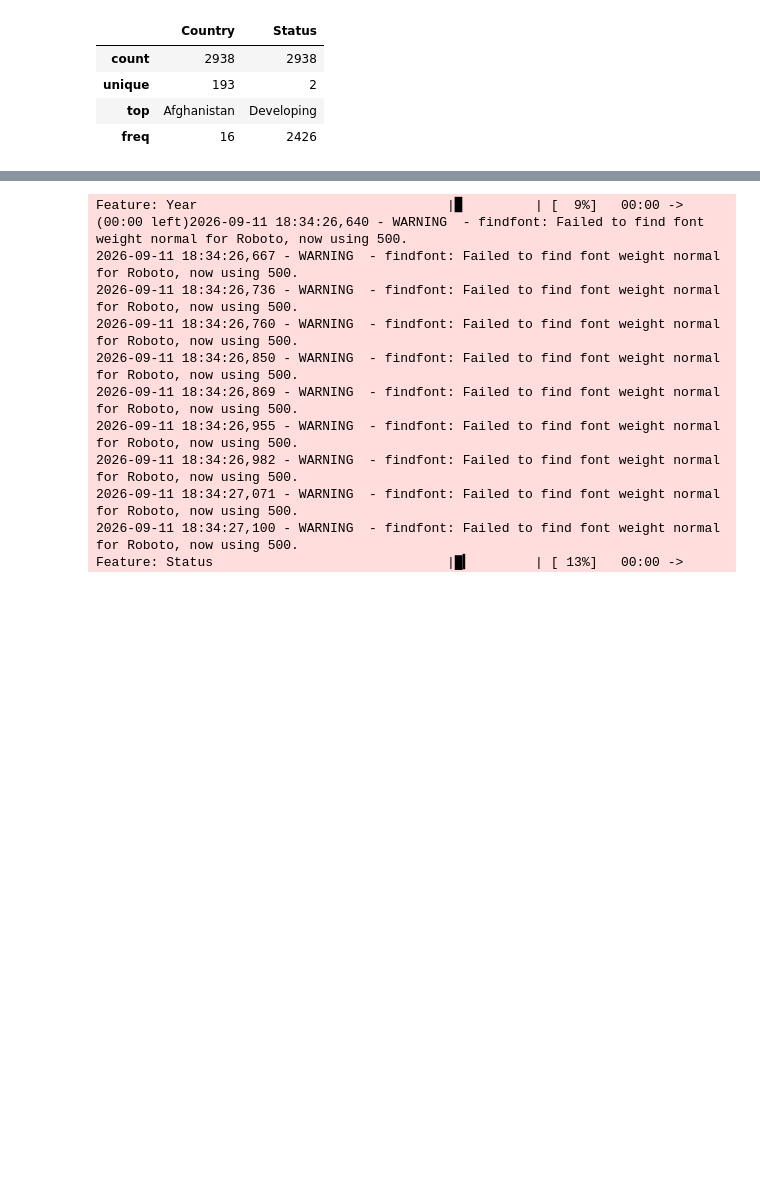
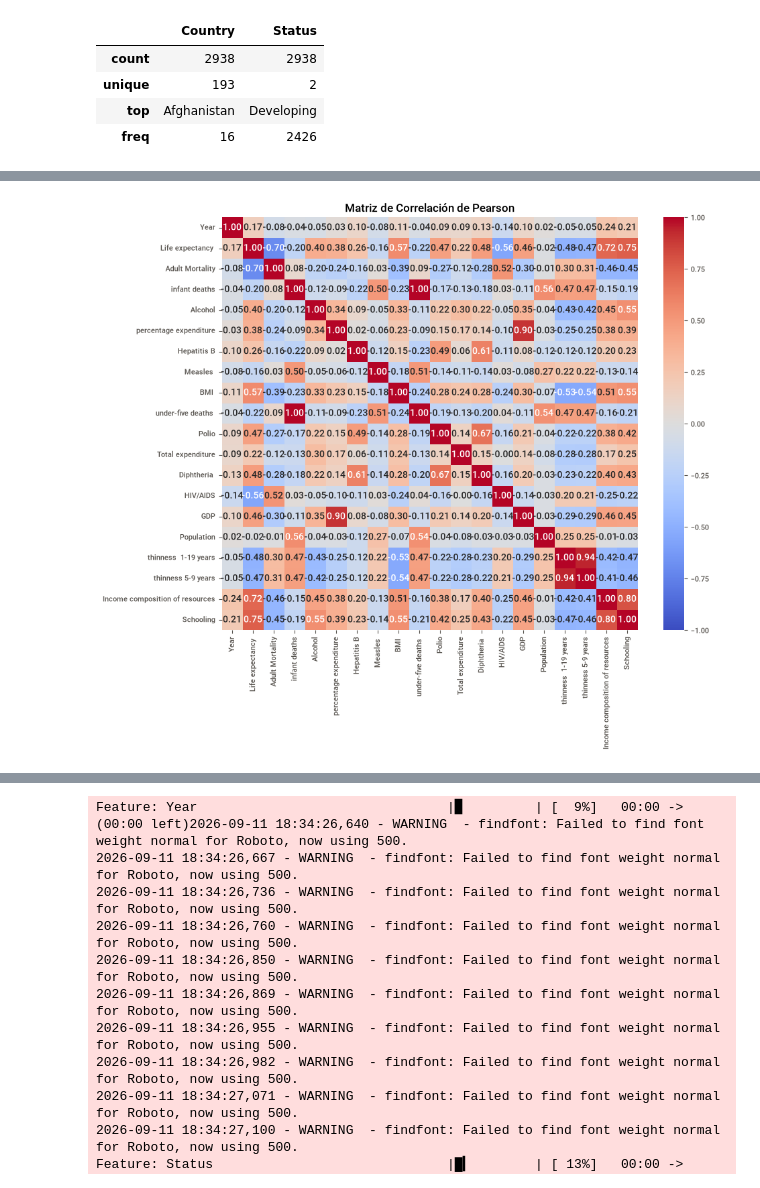
Before and after one commit to cburbano-usgp/grupo3_proyecto_aprendizaje_autom, a Jupyter notebook: Grupo3_proyecto.ipynb, the cells around one changed output, grey strips where cells are left out. Drawn from its saved outputs; the diff is of its cells as text; code cells hidden in the pictures; blank space fills up the shorter version.

```diff
--- a/Grupo3_proyecto.ipynb
+++ b/Grupo3_proyecto.ipynb
@@ -108,0 +99,8 @@ df.describe(include=['object', 'category', 'str'])
+# %%
+%matplotlib inline
+corr = df.select_dtypes(include=[np.number]).corr()
+plt.figure(figsize=(10, 8))
+sns.heatmap(corr, annot=True, fmt='.2f', cmap='coolwarm', vmin=-1, vmax=1)
+plt.title('Matriz de Correlación de Pearson')
+plt.show()
+# %% [output]
@@ -108,0 +108 @@ df.describe(include=['object', 'category', 'str'])
+[figure, added]
```
Also changed, not shown: parts of 13 cells of this notebook.
